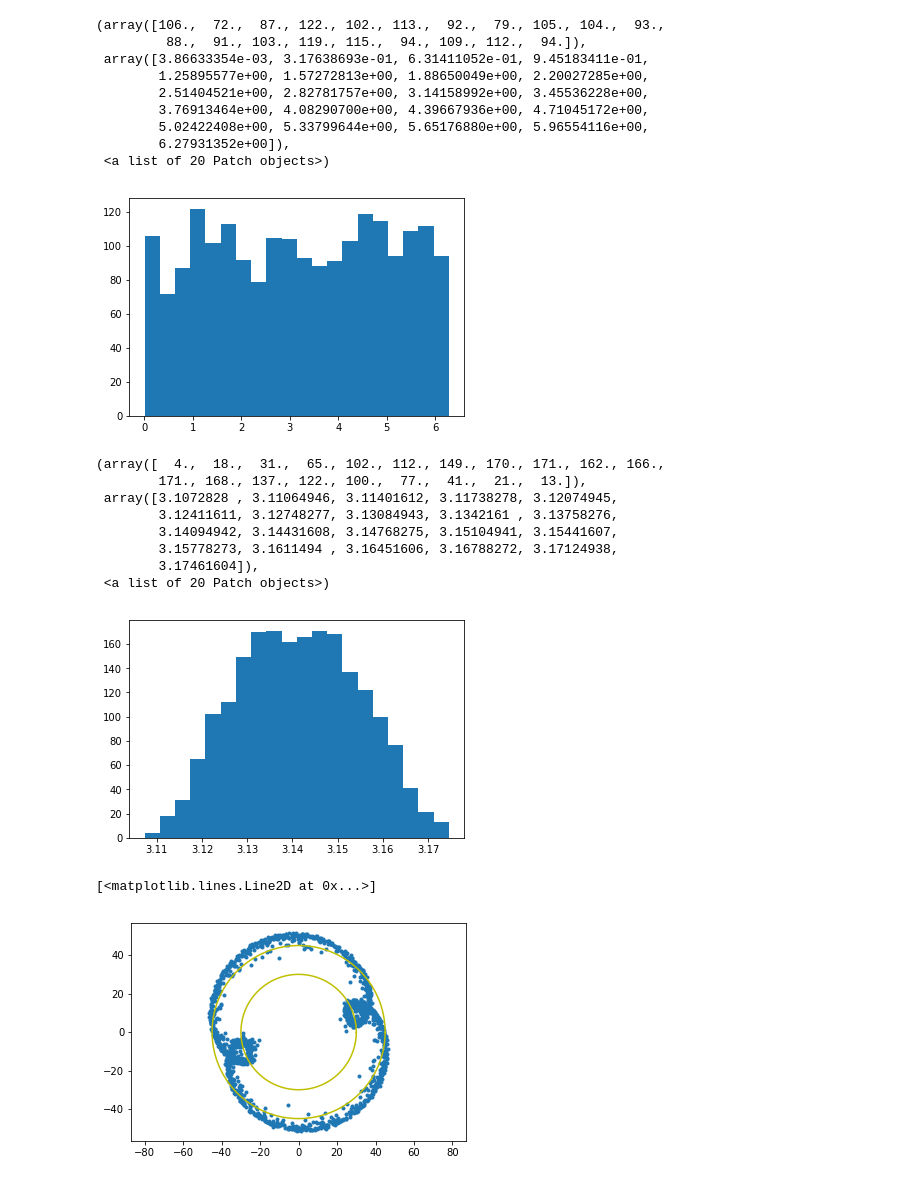
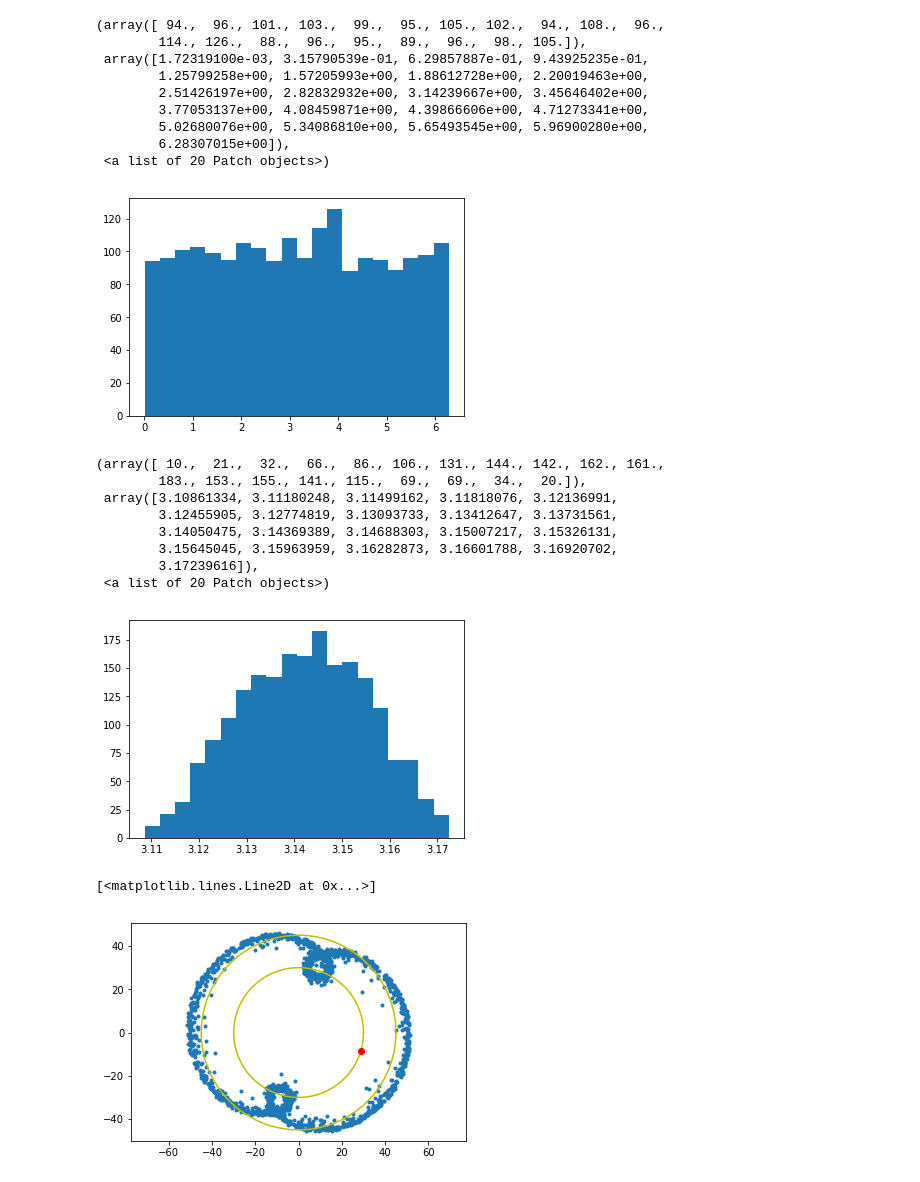
Before and after one commit to sevenlin123/fake_tno, a Jupyter notebook: plutino.ipynb, the cells around one changed output. Saved outputs shown, nothing was run; the diff lists cells and outputs as text; code cells hidden in the pictures.

Commit message:
calculate Neptune's mean longitude

```diff
--- a/plutino.ipynb
+++ b/plutino.ipynb
@@ -16,7 +16,8 @@ class plutino:
                  amp_c = 75, amp_max = 155, amp_min = 0):
         self.size = size
         self.mjd = mjd
-        self.lambda_N = 5.043
+        self.lambda_N = None
+        self.neptune_lambda()
         self.a = self.gen_a()
         self.e = self.gen_e(e_c, e_sigma)
         self.i = self.gen_i(i_sigma)
@@ -24,7 +25,7 @@ class plutino:
         self.phi = self.gen_phi(self.amp)
         self.M = self.gen_M()
         self.node = self.gen_node()
-        self.arg = self.gen_arg(self.phi, self.M, self.node, self.lambda_N)
+        self.arg = self.gen_arg()
         self.H = self.gen_H()
         cut = (self.e > 0) * (~np.isnan(self.i))
         self.a = self.a[cut]
@@ -44,6 +45,7 @@ class plutino:
         self.r = np.array(r)
         self.xyz_to_equa(self.X, self.Y, self.Z)
         self.H_to_mag()
+
 
     def gen_a(self):
         return 39.45 + np.random.random(self.size) * 0.4 - 0.2
@@ -66,8 +68,8 @@ class plutino:
     def gen_node(self):
         return 2*np.pi*np.random.random(self.size) % (2*np.pi)
 
-    def gen_arg(self, phi, M, node, lambda_N):
-        return (0.5*phi - 1.5*M - node + lambda_N) % (2*np.pi)
+    def gen_arg(self):
+        return (0.5*self.phi - 1.5*self.M - self.node + self.lambda_N) % (2*np.pi)
 
     def gen_H(self):
         alpha = 0.9
@@ -76,6 +78,19 @@ class plutino:
         h0s10 = 10**(alpha*h0)
         h1s10 = 10**(alpha*h1)
         return np.log10(np.random.random(self.size)*(h1s10-h0s10) + h0s10) / alpha
+
+    def H_to_mag(self):
+        phase = np.arccos((self.r**2 + self.delta**2 - self.earth_dis**2) / (2 * self.r * self.delta))
+        phase_integral = 2/3. * ((1-phase/np.pi)*np.cos(phase) + 1/np.pi*np.sin(phase))
+        self.mag = self.H + 2.5 * np.log10((self.r**2 * self.delta**2) / phase_integral)
+
+    def neptune_lambda(self):
+        neptune = planets[8]
+        ts = load.timescale()
+        t = ts.tai(jd=self.mjd+2400000.500428) #37 leap seconds
+        self.x_n, self.y_n, self.z_n = neptune.at(t).ecliptic_position().au
+        self.lambda_N = np.arctan2(self.y_n, self.x_n) % (2*np.pi)
+        #print self.lambda_N
 
     def kep_to_xyz(self, a, e, i, arg, node, M):
         # compute eccentric anomaly
@@ -105,13 +120,8 @@ class plutino:
         self.delta = (X**2 + Y**2+ Z**2)**0.5
         self.dec = np.arcsin(Z/(X**2+Y**2+Z**2)**0.5)
         self.ra = np.arctan2(Y, X) % (2*np.pi)
-
-    def H_to_mag(self):
-        phase = np.arccos((self.r**2 + self.delta**2 - self.earth_dis**2) / (2 * self.r * self.delta))
-        phase_integral = 2/3. * ((1-phase/np.pi)*np.cos(phase) + 1/np.pi*np.sin(phase))
-        self.mag = self.H + 2.5 * np.log10((self.r**2 * self.delta**2) / phase_integral)
 # %%
-p = plutino(size = 2000, e_c = 0.3, e_sigma = 0.01, amp_c = 1, amp_max = 2, amp_min = 0, i_sigma=12)
+p = plutino(size = 2000, mjd=58199, e_c = 0.3, e_sigma = 0.01, amp_c = 1, amp_max = 2, amp_min = 0, i_sigma=12)
 # %%
 plt.hist(p.a, bins = 20)
 # %% [output]
@@ -211,28 +221,28 @@ plt.hist(p.node, bins = 20)
 # %%
 plt.hist((p.arg+p.node) % (2*np.pi), bins = 20)
 # %% [output]
-(array([106.,  72.,  87., 122., 102., 113.,  92.,  79., 105., 104.,  93.,
-         88.,  91., 103., 119., 115.,  94., 109., 112.,  94.]),
- array([3.86633354e-03, 3.17638693e-01, 6.31411052e-01, 9.45183411e-01,
-        1.25895577e+00, 1.57272813e+00, 1.88650049e+00, 2.20027285e+00,
-        2.51404521e+00, 2.82781757e+00, 3.14158992e+00, 3.45536228e+00,
-        3.76913464e+00, 4.08290700e+00, 4.39667936e+00, 4.71045172e+00,
-        5.02422408e+00, 5.33799644e+00, 5.65176880e+00, 5.96554116e+00,
-        6.27931352e+00]),
+(array([ 94.,  96., 101., 103.,  99.,  95., 105., 102.,  94., 108.,  96.,
+        114., 126.,  88.,  96.,  95.,  89.,  96.,  98., 105.]),
+ array([1.72319100e-03, 3.15790539e-01, 6.29857887e-01, 9.43925235e-01,
+        1.25799258e+00, 1.57205993e+00, 1.88612728e+00, 2.20019463e+00,
+        2.51426197e+00, 2.82832932e+00, 3.14239667e+00, 3.45646402e+00,
+        3.77053137e+00, 4.08459871e+00, 4.39866606e+00, 4.71273341e+00,
+        5.02680076e+00, 5.34086810e+00, 5.65493545e+00, 5.96900280e+00,
+        6.28307015e+00]),
  <a list of 20 Patch objects>)
-[figure, old version]
+[figure, new version]
 # %%
 plt.hist(p.phi, bins = 20)
 # %% [output]
-(array([  4.,  18.,  31.,  65., 102., 112., 149., 170., 171., 162., 166.,
-        171., 168., 137., 122., 100.,  77.,  41.,  21.,  13.]),
- array([3.1072828 , 3.11064946, 3.11401612, 3.11738278, 3.12074945,
-        3.12411611, 3.12748277, 3.13084943, 3.1342161 , 3.13758276,
-        3.14094942, 3.14431608, 3.14768275, 3.15104941, 3.15441607,
-        3.15778273, 3.1611494 , 3.16451606, 3.16788272, 3.17124938,
-        3.17461604]),
+(array([ 10.,  21.,  32.,  66.,  86., 106., 131., 144., 142., 162., 161.,
+        183., 153., 155., 141., 115.,  69.,  69.,  34.,  20.]),
+ array([3.10861334, 3.11180248, 3.11499162, 3.11818076, 3.12136991,
+        3.12455905, 3.12774819, 3.13093733, 3.13412647, 3.13731561,
+        3.14050475, 3.14369389, 3.14688303, 3.15007217, 3.15326131,
+        3.15645045, 3.15963959, 3.16282873, 3.16601788, 3.16920702,
+        3.17239616]),
  <a list of 20 Patch objects>)
-[figure, old version]
+[figure, new version]
 # %%
 def kep_to_xyz(a, e, i, arg, node, M):
     # compute eccentric anomaly
@@ -254,11 +264,12 @@ x45, y45, z45 = zip(*map(kep_to_xyz, 45+np.zeros(1000), np.zeros(1000), np.zeros
 # %%
 plt.axis('equal')
 plt.scatter(p.X,p.Y, marker = '.')
 plt.plot(xn, yn, 'y')
 plt.plot(x45, y45, 'y')
+plt.plot(p.x_n, p.y_n, 'ro')
 # %% [output]
 [<matplotlib.lines.Line2D at 0x...>]
-[figure, old version]
+[figure, new version]
 # %%
 plt.axis('equal')
 plt.scatter(p.X,p.Z, marker = '.')
```
Also changed, not shown: parts of 10 cells of this notebook, 1 other file.
